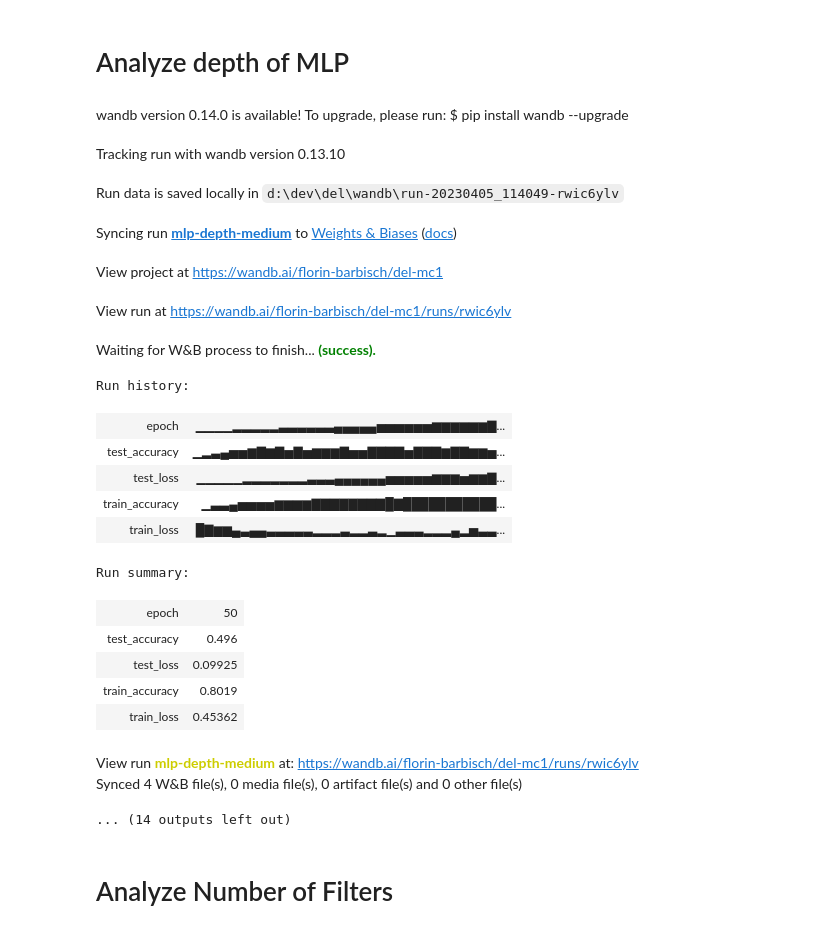
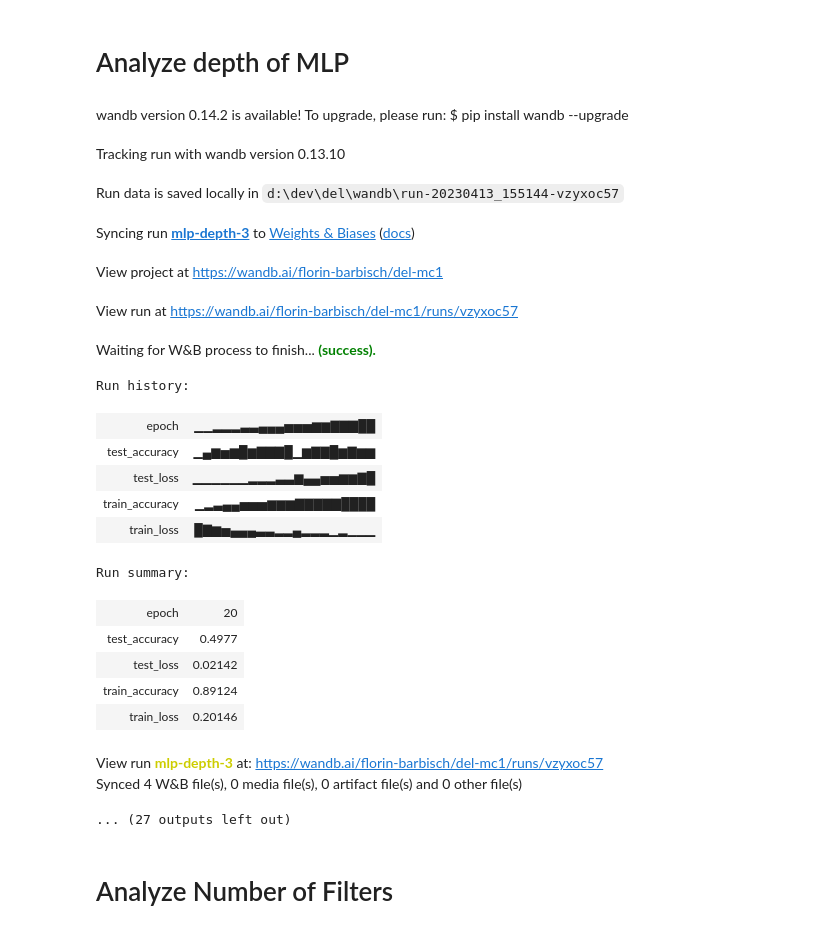
Before and after one commit to florinbarbisch/del, a Jupyter notebook: mc1.ipynb, the cells around one changed output. Cells and saved outputs as stored; diff of their text form; code cells hidden in the pictures.

```diff
--- a/mc1.ipynb
+++ b/mc1.ipynb
@@ -206,13 +206,14 @@ def data_loaders(batch_size=16):
     return train_loader, test_loader
 
 
-train_32, test_32 = data_loaders(batch_size=32)
+train_128, test_128 = data_loaders(batch_size=128)
 # %% [markdown]
 # train- and test function
 # %%
 def train(model, train_loader, device, optimizer, criterion, epoch, classes):
 
     accuracy = MulticlassAccuracy(num_classes=len(classes), device=device)
+    train_loss = 0
 
     model.train()
     for batch_idx, (data, target) in enumerate(train_loader):
@@ -221,12 +222,15 @@ def train(model, train_loader, device, optimizer, criterion, epoch, classes):
         optimizer.zero_grad()
         output = model(data)
         loss = criterion(output, target)
+        train_loss += loss.item()
         loss.backward()
         optimizer.step()
 
         accuracy.update(output, target)
 
-    return { "train_accuracy": accuracy.compute(), "train_loss": loss.item()}
+    train_loss /= len(train_loader.dataset)
+
+    return { "train_accuracy": accuracy.compute(), "train_loss": train_loss }
 # %%
 def test(model, test_loader, device, criterion, classes):
     model.eval()
@@ -255,7 +259,7 @@ def test(model, test_loader, device, criterion, classes):
 
     return { "test_accuracy": accuracy.compute(), "test_loss": test_loss}
 # %%
-def train_and_eval_model(run_name, model, train_loader=train_32, test_loader=test_32, optimizer=None, criterion=nn.CrossEntropyLoss(), batch_size=32, epochs=50, lr=0.1, weights_init="He", cuda=True, seed=42):
+def train_and_eval_model(run_name, model, train_loader=train_128, test_loader=test_128, optimizer=None, criterion=nn.CrossEntropyLoss(), batch_size=128, epochs=50, lr=0.1, weights_init="He", cuda=True, seed=42):
     config = {
                 "batch_size": batch_size,
                 "epochs": epochs,
@@ -352,6 +357,16 @@ Find logs at: .\wandb\run-20230407_131017-agx80ik1\logs
 # %% [markdown]
 # Analyze depth of MLP
 # %%
+def depth_3_MLP():
+    return nn.Sequential(
+        OrderedDict([
+        ('flatten', nn.Flatten()),
+        ('fc1', nn.Sequential(nn.Linear(32 * 32 * 3, 2048), nn.ReLU())),
+        ('fc2', nn.Sequential(nn.Linear(2048, 128), nn.ReLU())),
+        ('fc3', nn.Sequential(nn.Linear(128, 10), nn.LogSoftmax(dim=1)))
+        ])
+    )
+
 def depth_4_MLP():
     return nn.Sequential(
         OrderedDict([
@@ -374,50 +389,33 @@ def depth_5_MLP():
         ('fc5', nn.Sequential(nn.Linear(64, 10), nn.LogSoftmax(dim=1)))
         ])
     )
-
-def depth_10_MLP():
-    return nn.Sequential(
-        OrderedDict([
-        ('flatten', nn.Flatten()),
-        ('fc1', nn.Sequential(nn.Linear(32 * 32 * 3, 4096), nn.ReLU())),
-        ('fc2', nn.Sequential(nn.Linear(4096, 2048), nn.ReLU())),
-        ('fc3', nn.Sequential(nn.Linear(2048, 1024), nn.ReLU())),
-        ('fc4', nn.Sequential(nn.Linear(1024, 512), nn.ReLU())),
-        ('fc5', nn.Sequential(nn.Linear(512, 256), nn.ReLU())),
-        ('fc6', nn.Sequential(nn.Linear(256, 128), nn.ReLU())),
-        ('fc7', nn.Sequential(nn.Linear(128, 64), nn.ReLU())),
-        ('fc8', nn.Sequential(nn.Linear(64, 32), nn.ReLU())),
-        ('fc9', nn.Sequential(nn.Linear(32, 16), nn.ReLU())),
-        ('fc10', nn.Sequential(nn.Linear(16, 10), nn.LogSoftmax(dim=1)))
-        ])
-    )
 # %%
-train_and_eval_model("mlp-depth-depth-4", depth_4_MLP())
-train_and_eval_model("mlp-depth-depth-5", depth_5_MLP())
-train_and_eval_model("mlp-depth-depth-10", depth_10_MLP())
+train_and_eval_model("mlp-depth-3", depth_3_MLP(), epochs=20)
+train_and_eval_model("mlp-depth-4", depth_4_MLP(), epochs=20)
+train_and_eval_model("mlp-depth-5", depth_5_MLP(), epochs=20)
 # %% [output]
-wandb version 0.14.0 is available! To upgrade, please run: $ pip install wandb --upgrade
+wandb version 0.14.2 is available! To upgrade, please run: $ pip install wandb --upgrade
 Tracking run with wandb version 0.13.10
-Run data is saved locally in d:\dev\del\wandb\run-20230405_114049-rwic6ylv
+Run data is saved locally in d:\dev\del\wandb\run-20230413_155144-vzyxoc57
-Syncing run mlp-depth-medium to Weights & Biases (docs)
+Syncing run mlp-depth-3 to Weights & Biases (docs)
 View project at https://wandb.ai/florin-barbisch/del-mc1
-View run at https://wandb.ai/florin-barbisch/del-mc1/runs/rwic6ylv
+View run at https://wandb.ai/florin-barbisch/del-mc1/runs/vzyxoc57
 Waiting for W&B process to finish... (success).
 Run history:
-| epoch | ▁▁▁▁▂▂▂▂▂▃▃▃▃▃▃▄▄▄▄▄▅▅▅▅▅▅▆▆▆▆▆▆▇... |
-| test_accuracy | ▁▂▃▄▅▅▆▇▆▇▅▇▅▆▆▆▇▅▅▇▇▇▇▅▇▇▇▆▇▇▆▆▅... |
-| test_loss | ▁▁▁▁▁▂▂▂▂▂▂▂▃▃▃▄▄▄▄▄▄▅▅▅▅▅▆▆▆▅▆▆▇... |
-| train_accuracy | ▁▃▃▄▅▅▅▅▆▆▆▆▇▇▇▇▇▇▇▇█▇███████████... |
-| train_loss | █▇▆▆▄▃▄▄▃▃▃▃▃▂▂▂▃▂▂▃▂▁▃▃▃▂▂▂▄▂▅▃▃... |
+| epoch | ▁▁▂▂▂▃▃▄▄▄▅▅▅▆▆▇▇▇██ |
+| test_accuracy | ▁▄▆▅▆█▆▇▇▇█▁▆▇▇█▆▇▆▆ |
+| test_loss | ▁▁▁▁▁▁▂▂▂▃▃▆▄▄▅▅▆▆▇█ |
+| train_accuracy | ▁▂▃▄▄▅▅▅▆▆▆▇▇▇▇▇████ |
+| train_loss | █▇▆▅▄▄▄▃▃▂▂▄▂▂▂▁▂▁▁▁ |
 Run summary:
-| epoch | 50 |
-| test_accuracy | 0.496 |
-| test_loss | 0.09925 |
-| train_accuracy | 0.8019 |
-| train_loss | 0.45362 |
+| epoch | 20 |
+| test_accuracy | 0.4977 |
+| test_loss | 0.02142 |
+| train_accuracy | 0.89124 |
+| train_loss | 0.20146 |
-View run mlp-depth-medium at: https://wandb.ai/florin-barbisch/del-mc1/runs/rwic6ylv
+View run mlp-depth-3 at: https://wandb.ai/florin-barbisch/del-mc1/runs/vzyxoc57
 Synced 4 W&B file(s), 0 media file(s), 0 artifact file(s) and 0 other file(s)
-... (14 outputs left out)
+... (27 outputs left out)
 # %% [markdown]
 # Analyze Number of Filters
 # %%
```
Also changed, not shown: parts of 5 cells of this notebook.
